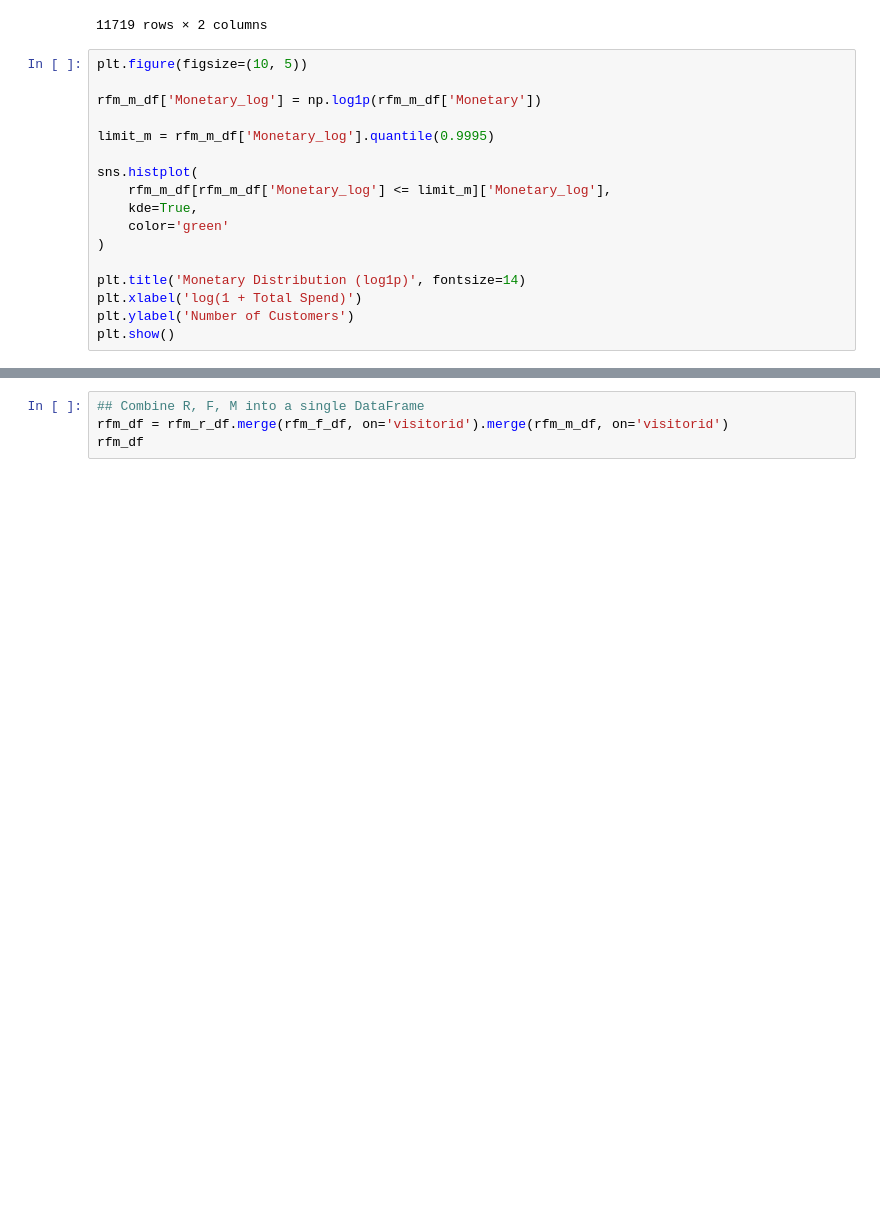
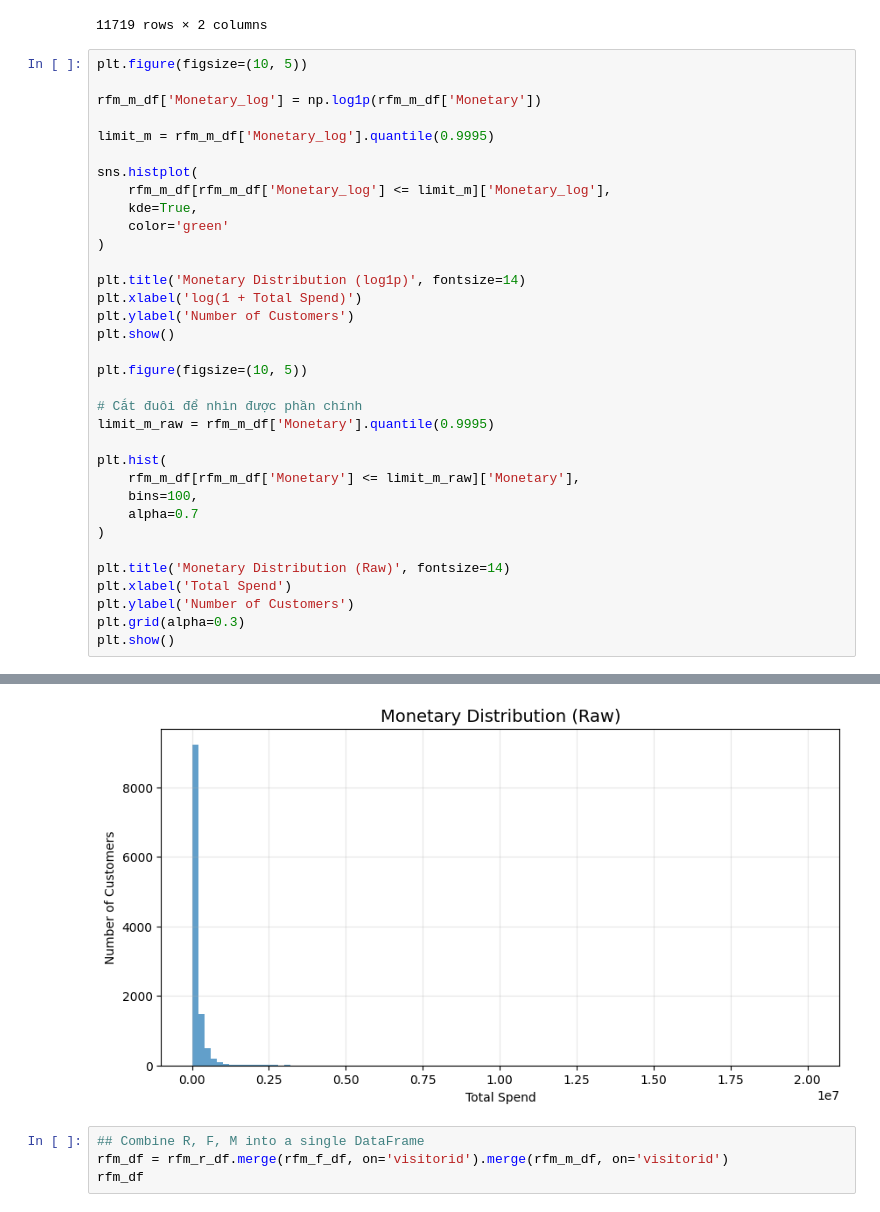
Before and after one commit to bluff-king/Customer-Segment-Personalization, a Jupyter notebook: RFM-CLV/RFM-CLV.ipynb, the cells around one changed output, grey strips where cells are left out. Drawn from its saved outputs; the diff is of its cells as text; blank space fills up the shorter version.

```diff
--- a/RFM-CLV/RFM-CLV.ipynb
+++ b/RFM-CLV/RFM-CLV.ipynb
@@ -331,22 +331,40 @@ rfm_m_df
 # %%
 plt.figure(figsize=(10, 5))
 
 rfm_m_df['Monetary_log'] = np.log1p(rfm_m_df['Monetary'])
 
 limit_m = rfm_m_df['Monetary_log'].quantile(0.9995)
 
 sns.histplot(
     rfm_m_df[rfm_m_df['Monetary_log'] <= limit_m]['Monetary_log'],
     kde=True,
     color='green'
 )
 
 plt.title('Monetary Distribution (log1p)', fontsize=14)
 plt.xlabel('log(1 + Total Spend)')
 plt.ylabel('Number of Customers')
 plt.show()
+
+plt.figure(figsize=(10, 5))
+
+# Cắt đuôi để nhìn được phần chính
+limit_m_raw = rfm_m_df['Monetary'].quantile(0.9995)
+
+plt.hist(
+    rfm_m_df[rfm_m_df['Monetary'] <= limit_m_raw]['Monetary'],
+    bins=100,
+    alpha=0.7
+)
+
+plt.title('Monetary Distribution (Raw)', fontsize=14)
+plt.xlabel('Total Spend')
+plt.ylabel('Number of Customers')
+plt.grid(alpha=0.3)
+plt.show()
 # %% [output]
 [figure]
+[figure, added]
 # %%
 ## Combine R, F, M into a single DataFrame
 rfm_df = rfm_r_df.merge(rfm_f_df, on='visitorid').merge(rfm_m_df, on='visitorid')
```
Also changed, not shown: 1 other file.
